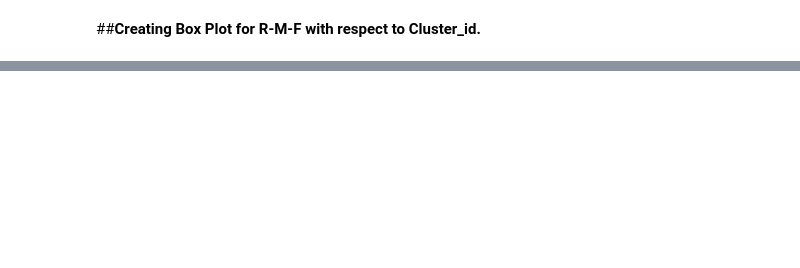
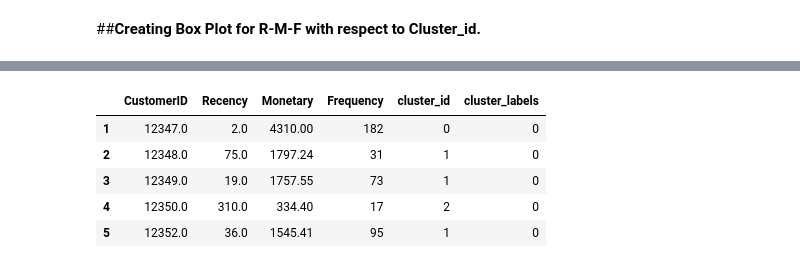
Before and after one commit to 09gauravbisht/Customer-Segmentation-Unsupervised-ML-Model, a Jupyter notebook: Online_Retail_Customer_Segmentation_Capstone_Project.ipynb, the cells around one changed output, grey strips where cells are left out. Drawn from its saved outputs; the diff is of its cells as text; code cells hidden in the pictures; blank space fills up the shorter version.

```diff
--- a/Online_Retail_Customer_Segmentation_Capstone_Project.ipynb
+++ b/Online_Retail_Customer_Segmentation_Capstone_Project.ipynb
@@ -906,0 +952,11 @@ sns.boxplot(x='cluster_id', y='Frequency', data=customer_history_df)
+# %%
+# assign cluster labels
+customer_history_df['cluster_labels'] = cluster_labels
+customer_history_df.head()
+# %% [output]
+|  | CustomerID | Recency | Monetary | Frequency | cluster_id | cluster_labels |
+| 1 | 12347.0 | 2.0 | 4310.00 | 182 | 0 | 0 |
+| 2 | 12348.0 | 75.0 | 1797.24 | 31 | 1 | 0 |
+| 3 | 12349.0 | 19.0 | 1757.55 | 73 | 1 | 0 |
+| 4 | 12350.0 | 310.0 | 334.40 | 17 | 2 | 0 |
+| 5 | 12352.0 | 36.0 | 1545.41 | 95 | 1 | 0 |
```
Also changed, not shown: parts of 28 cells of this notebook.
